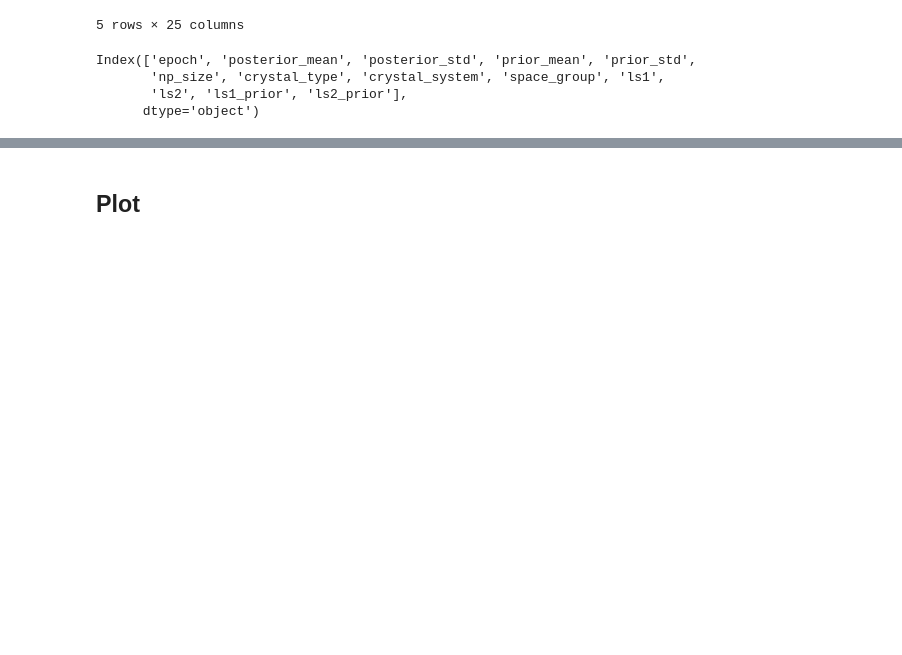
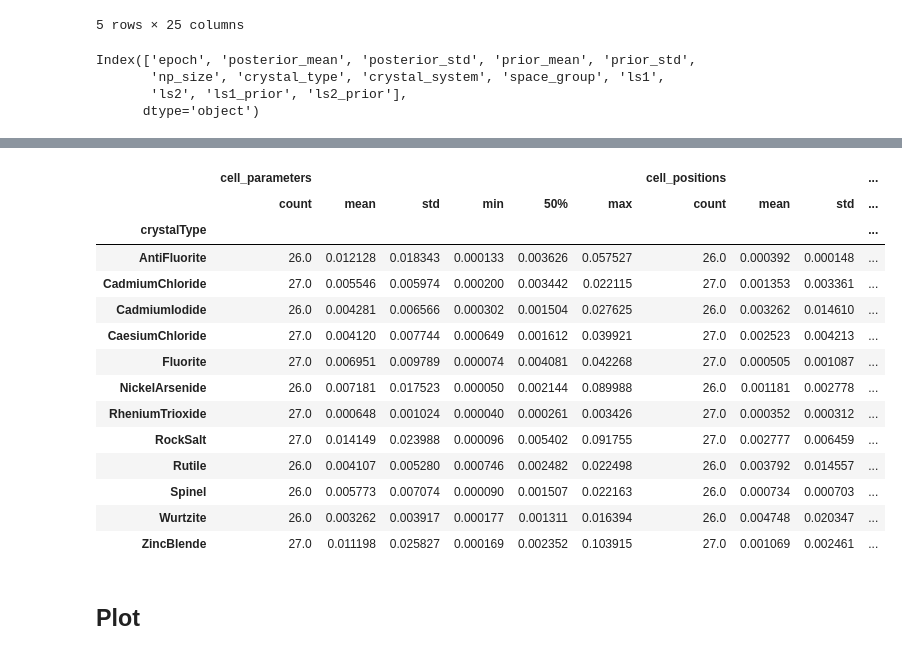
Before and after one commit to UlrikFriisJensen/ToSCA, a Jupyter notebook: plotting_notebook.ipynb, the cells around one changed output, grey strips where cells are left out. Saved outputs shown, nothing was run; the diff lists cells and outputs as text; code cells hidden in the pictures; blank space fills up the shorter version.

```diff
--- a/plotting_notebook.ipynb
+++ b/plotting_notebook.ipynb
@@ -242,0 +282,19 @@ Index(['epoch', 'posterior_mean', 'posterior_std', 'prior_mean', 'prior_std',
+# %%
+# Describe for each crystal type
+df_combined[['crystalType', 'cell_parameters', 'cell_positions', 'cell_atoms']].groupby('crystalType').describe(percentiles=[0.5])
+# %% [output]
+|  | cell_parameters |  |  |  |  |  | cell_positions |  |  | ... |
+|  | count | mean | std | min | 50% | max | count | mean | std | ... |
+| crystalType |  |  |  |  |  |  |  |  |  | ... |
+| AntiFluorite | 26.0 | 0.012128 | 0.018343 | 0.000133 | 0.003626 | 0.057527 | 26.0 | 0.000392 | 0.000148 | ... |
+| CadmiumChloride | 27.0 | 0.005546 | 0.005974 | 0.000200 | 0.003442 | 0.022115 | 27.0 | 0.001353 | 0.003361 | ... |
+| CadmiumIodide | 26.0 | 0.004281 | 0.006566 | 0.000302 | 0.001504 | 0.027625 | 26.0 | 0.003262 | 0.014610 | ... |
+| CaesiumChloride | 27.0 | 0.004120 | 0.007744 | 0.000649 | 0.001612 | 0.039921 | 27.0 | 0.002523 | 0.004213 | ... |
+| Fluorite | 27.0 | 0.006951 | 0.009789 | 0.000074 | 0.004081 | 0.042268 | 27.0 | 0.000505 | 0.001087 | ... |
+| NickelArsenide | 26.0 | 0.007181 | 0.017523 | 0.000050 | 0.002144 | 0.089988 | 26.0 | 0.001181 | 0.002778 | ... |
+| RheniumTrioxide | 27.0 | 0.000648 | 0.001024 | 0.000040 | 0.000261 | 0.003426 | 27.0 | 0.000352 | 0.000312 | ... |
+| RockSalt | 27.0 | 0.014149 | 0.023988 | 0.000096 | 0.005402 | 0.091755 | 27.0 | 0.002777 | 0.006459 | ... |
+| Rutile | 26.0 | 0.004107 | 0.005280 | 0.000746 | 0.002482 | 0.022498 | 26.0 | 0.003792 | 0.014557 | ... |
+| Spinel | 26.0 | 0.005773 | 0.007074 | 0.000090 | 0.001507 | 0.022163 | 26.0 | 0.000734 | 0.000703 | ... |
+| Wurtzite | 26.0 | 0.003262 | 0.003917 | 0.000177 | 0.001311 | 0.016394 | 26.0 | 0.004748 | 0.020347 | ... |
+| ZincBlende | 27.0 | 0.011198 | 0.025827 | 0.000169 | 0.002352 | 0.103915 | 27.0 | 0.001069 | 0.002461 | ... |
```
Also changed, not shown: parts of 25 cells of this notebook, 1 other file.
